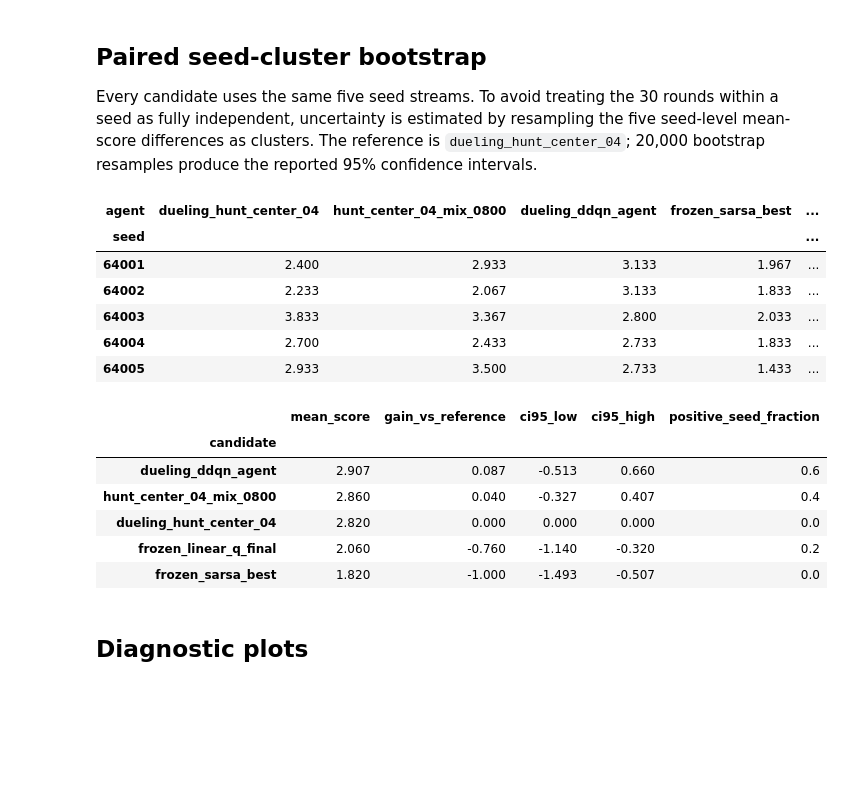
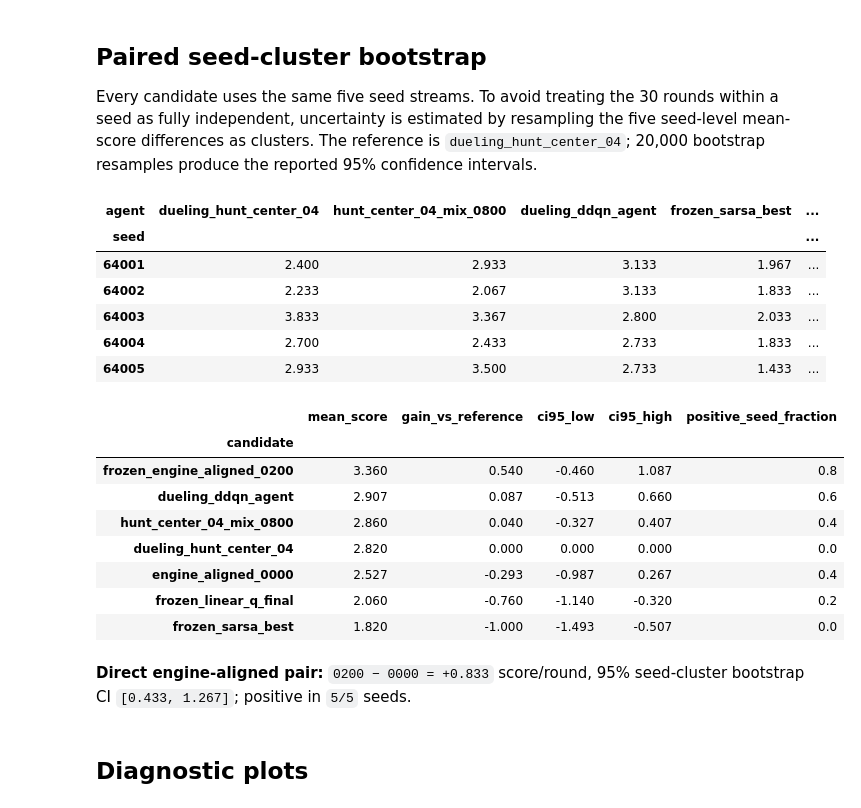
Before and after one commit to Darius-Wang-39/MLE_project_bomberman_2026, a Jupyter notebook: notebooks/09_formal_mixed_benchmark.ipynb, the cells around one changed output. Saved outputs shown, nothing was run; the diff lists cells and outputs as text; code cells hidden in the pictures; blank space fills up the shorter version.

```diff
--- a/notebooks/09_formal_mixed_benchmark.ipynb
+++ b/notebooks/09_formal_mixed_benchmark.ipynb
@@ -31,7 +31,8 @@ ROOT = find_project_root()
 RESULT_DIR = ROOT / 'results/notebook09_formal_mixed_benchmark'
 REPORT = RESULT_DIR / 'report.json'
 CANDIDATES = ['dueling_hunt_center_04', 'hunt_center_04_mix_0800', 'dueling_ddqn_agent',
-              'frozen_sarsa_best', 'frozen_linear_q_final']
+              'frozen_sarsa_best', 'frozen_linear_q_final', 'engine_aligned_0000',
+              'frozen_engine_aligned_0200']
 OPPONENTS = ['external_feature_is_everything', 'external_deep_learning_killer', 'rule_based_agent']
 SEEDS = [64001, 64002, 64003, 64004, 64005]
 ROUNDS_PER_SEED = 30
@@ -90,38 +93,62 @@ Every candidate uses the same five seed streams. To avoid treating the 30 rounds
 REFERENCE = 'dueling_hunt_center_04'
 score_matrix = per_seed.pivot(index='seed', columns='agent', values='mean_score').loc[SEEDS, CANDIDATES]
 rng = np.random.default_rng(20260916)
 bootstrap_rows = []
 for candidate in CANDIDATES:
     differences = (score_matrix[candidate] - score_matrix[REFERENCE]).to_numpy()
     indices = rng.integers(0, len(SEEDS), size=(20_000, len(SEEDS)))
     boot = differences[indices].mean(axis=1)
     bootstrap_rows.append({
         'candidate': candidate,
         'mean_score': aggregate.loc[candidate, 'mean_score'],
         'gain_vs_reference': differences.mean(),
         'ci95_low': np.quantile(boot, .025),
         'ci95_high': np.quantile(boot, .975),
         'positive_seed_fraction': np.mean(differences > 0),
     })
 bootstrap = pd.DataFrame(bootstrap_rows).set_index('candidate').sort_values('mean_score', ascending=False)
 bootstrap.to_csv(RESULT_DIR / 'paired_seed_bootstrap.csv')
 display(score_matrix.round(3))
 display(bootstrap.round(3))
+
+# Direct paired comparison requested for the two engine-aligned checkpoints.
+engine_pair_differences = (score_matrix['frozen_engine_aligned_0200'] - score_matrix['engine_aligned_0000']).to_numpy()
+pair_rng = np.random.default_rng(20260917)
+pair_indices = pair_rng.integers(0, len(SEEDS), size=(20_000, len(SEEDS)))
+pair_boot = engine_pair_differences[pair_indices].mean(axis=1)
+engine_pair = {
+    'comparison': 'frozen_engine_aligned_0200 minus engine_aligned_0000',
+    'seed_differences': engine_pair_differences.tolist(),
+    'mean_difference': float(engine_pair_differences.mean()),
+    'ci95': [float(np.quantile(pair_boot, .025)), float(np.quantile(pair_boot, .975))],
+    'positive_seed_fraction': float(np.mean(engine_pair_differences > 0)),
+    'bootstrap_samples': 20_000, 'bootstrap_seed': 20260917,
+}
+(RESULT_DIR / 'engine_aligned_pair_bootstrap.json').write_text(json.dumps(engine_pair, indent=2) + '\n')
+display(Markdown(
+    f"**Direct engine-aligned pair:** `0200 − 0000 = {engine_pair['mean_difference']:+.3f}` "
+    f"score/round, 95% seed-cluster bootstrap CI "
+    f"`[{engine_pair['ci95'][0]:.3f}, {engine_pair['ci95'][1]:.3f}]`; "
+    f"positive in `{int(engine_pair['positive_seed_fraction'] * len(SEEDS))}/{len(SEEDS)}` seeds."
+))
 # %% [output]
 | agent | dueling_hunt_center_04 | hunt_center_04_mix_0800 | dueling_ddqn_agent | frozen_sarsa_best | ... |
 | seed |  |  |  |  | ... |
 | 64001 | 2.400 | 2.933 | 3.133 | 1.967 | ... |
 | 64002 | 2.233 | 2.067 | 3.133 | 1.833 | ... |
 | 64003 | 3.833 | 3.367 | 2.800 | 2.033 | ... |
 | 64004 | 2.700 | 2.433 | 2.733 | 1.833 | ... |
 | 64005 | 2.933 | 3.500 | 2.733 | 1.433 | ... |
 |  | mean_score | gain_vs_reference | ci95_low | ci95_high | positive_seed_fraction |
 | candidate |  |  |  |  |  |
+| frozen_engine_aligned_0200 | 3.360 | 0.540 | -0.460 | 1.087 | 0.8 |
 | dueling_ddqn_agent | 2.907 | 0.087 | -0.513 | 0.660 | 0.6 |
 | hunt_center_04_mix_0800 | 2.860 | 0.040 | -0.327 | 0.407 | 0.4 |
 | dueling_hunt_center_04 | 2.820 | 0.000 | 0.000 | 0.000 | 0.0 |
+| engine_aligned_0000 | 2.527 | -0.293 | -0.987 | 0.267 | 0.4 |
 | frozen_linear_q_final | 2.060 | -0.760 | -1.140 | -0.320 | 0.2 |
 | frozen_sarsa_best | 1.820 | -1.000 | -1.493 | -0.507 | 0.0 |
+**Direct engine-aligned pair:** `0200 − 0000 = +0.833` score/round, 95% seed-cluster bootstrap CI `[0.433, 1.267]`; positive in `5/5` seeds.
 # %% [markdown]
 ## Diagnostic plots
 # %%
```
Also changed, not shown: parts of 7 cells of this notebook, 4 other files.
